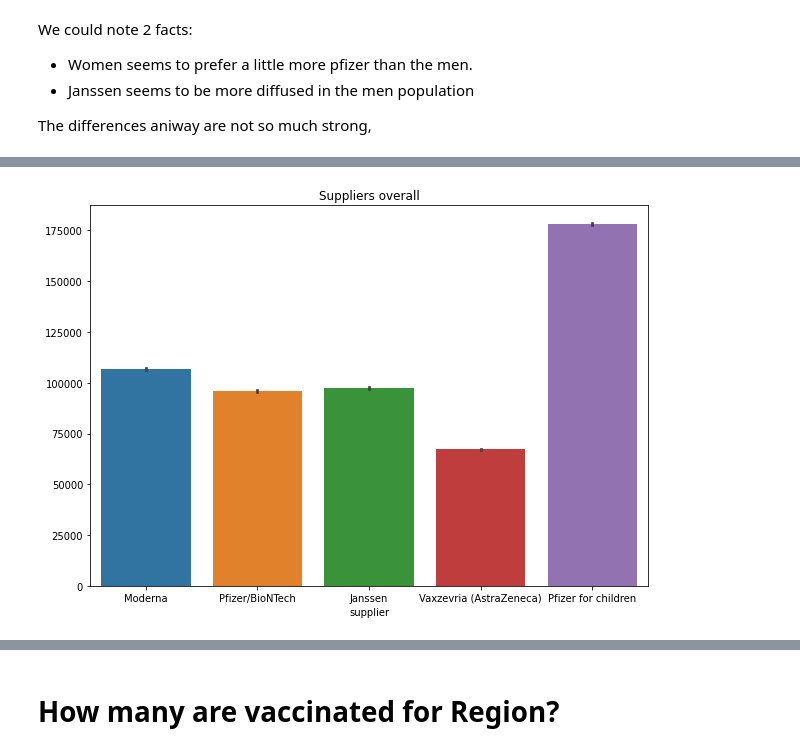
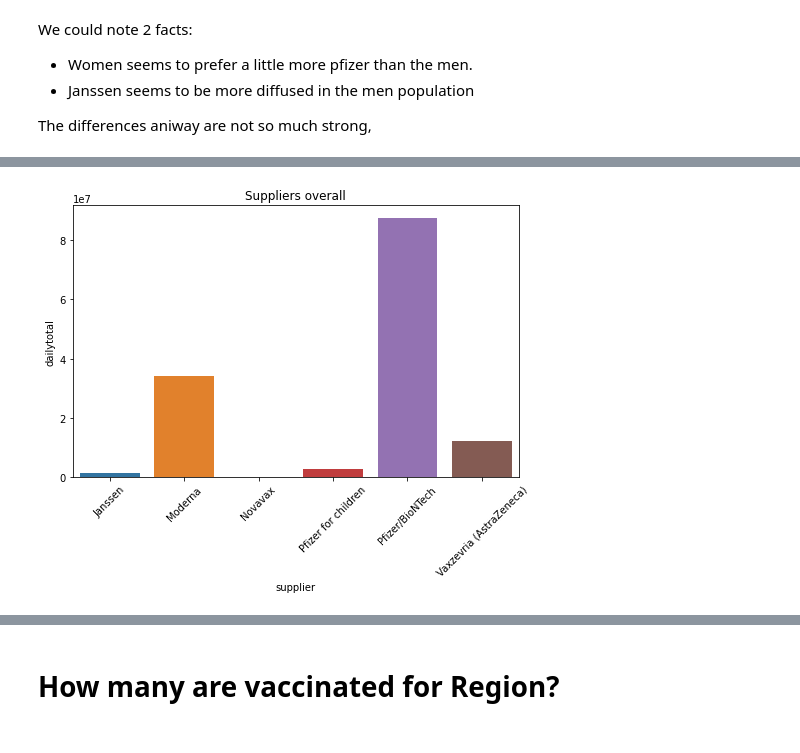
Before and after one commit to dango80/Kaggle-survey-2021, a Jupyter notebook: italian-vaccination.ipynb, the cells around one changed output, grey strips where cells are left out. Cells and saved outputs as stored; diff of their text form; code cells hidden in the pictures.

```diff
--- a/italian-vaccination.ipynb
+++ b/italian-vaccination.ipynb
@@ -345,4 +363,4 @@ data
 # %%
-data["dailytotal"]=data.males+data.females
+data["dailytotal"]=data.m+data.f
 data
 # %% [output]
@@ -557,0 +604,3 @@ plt.show()
+# %%
+supplier_tot=pd.DataFrame(data.groupby("supplier").sum())
+supplier_tot
@@ -558,8 +616,8 @@ plt.show()
 # %%
-plt.figure(figsize=(10,7))
+plt.figure(figsize=(8,5))
 plt.title ("Suppliers overall")
-sns.barplot(data.supplier,data.supplier.index
-           )
+sns.barplot(supplier_tot.index,supplier_tot.dailytotal)
+plt.xticks(rotation=45)
 plt.show()
 # %% [output]
-[figure, old version]
+[figure, new version]
```
Also changed, not shown: parts of 118 cells of this notebook.
